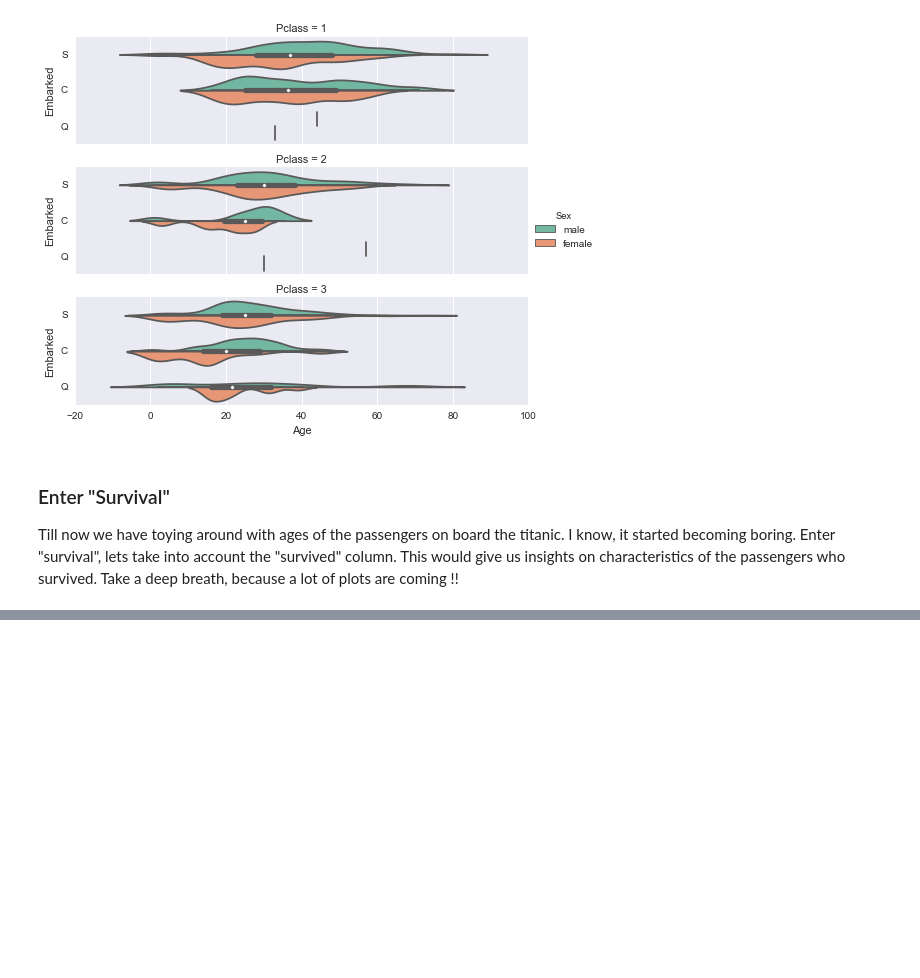
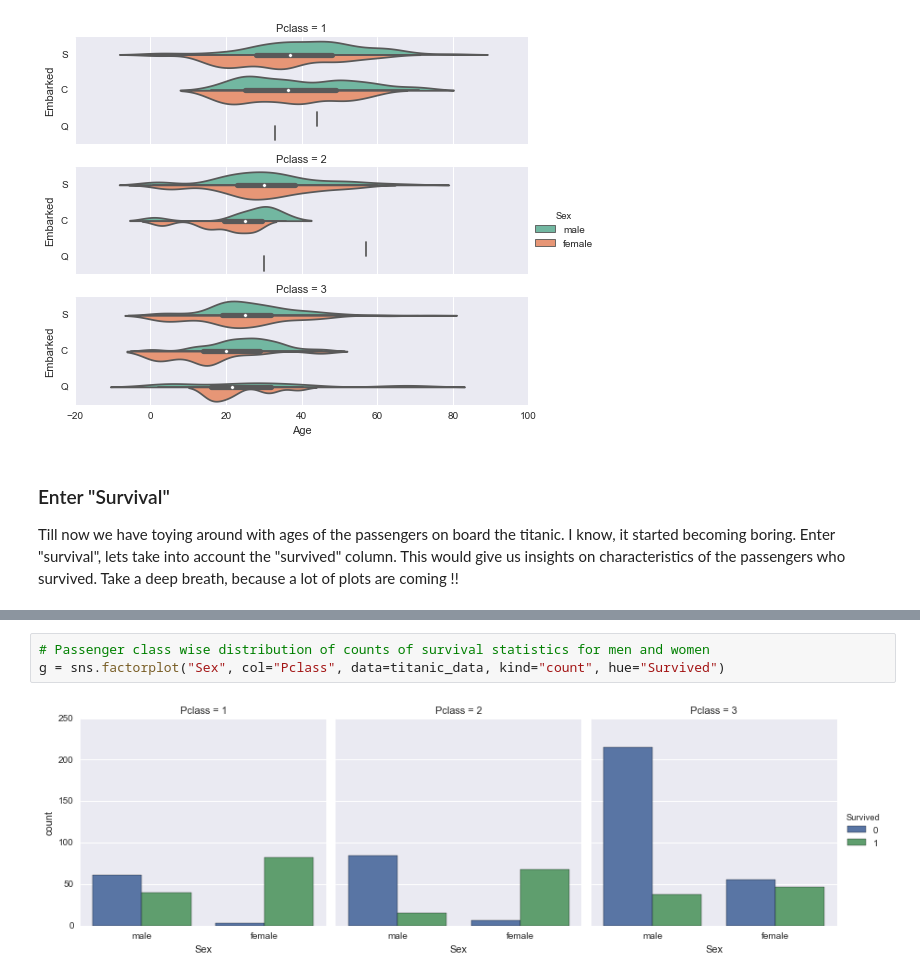
Before and after one commit to abkds/titanic-data, a Jupyter notebook: titanic_data.ipynb, the cells around one changed output, grey strips where cells are left out. Drawn from its saved outputs; the diff is of its cells as text; blank space fills up the shorter version.

```diff
--- a/titanic_data.ipynb
+++ b/titanic_data.ipynb
@@ -190,0 +212,5 @@ Till now we have toying around with ages of the passengers on board the titanic.
+# %%
+# Passenger class wise distribution of counts of survival statistics for men and women
+g = sns.factorplot("Sex", col="Pclass", data=titanic_data, kind="count", hue="Survived")
+# %% [output]
+[figure, added]
```
Also changed, not shown: parts of 7 cells of this notebook.
